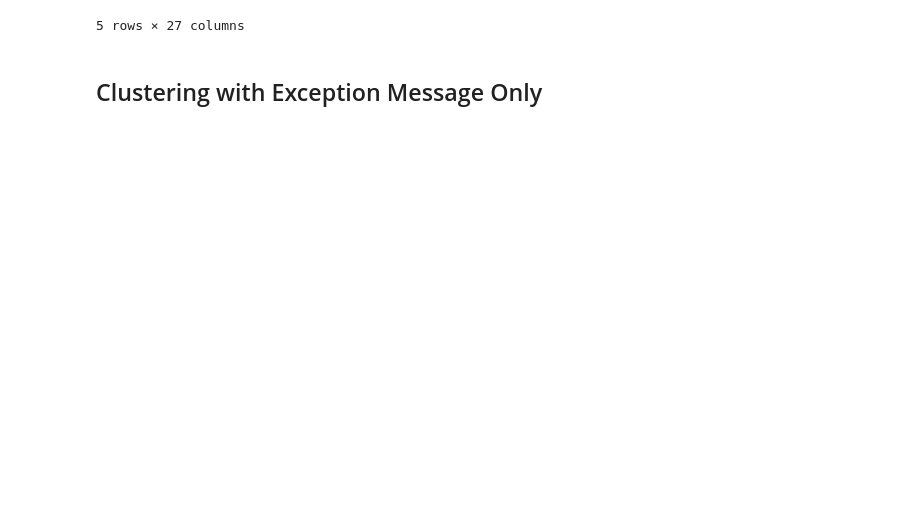
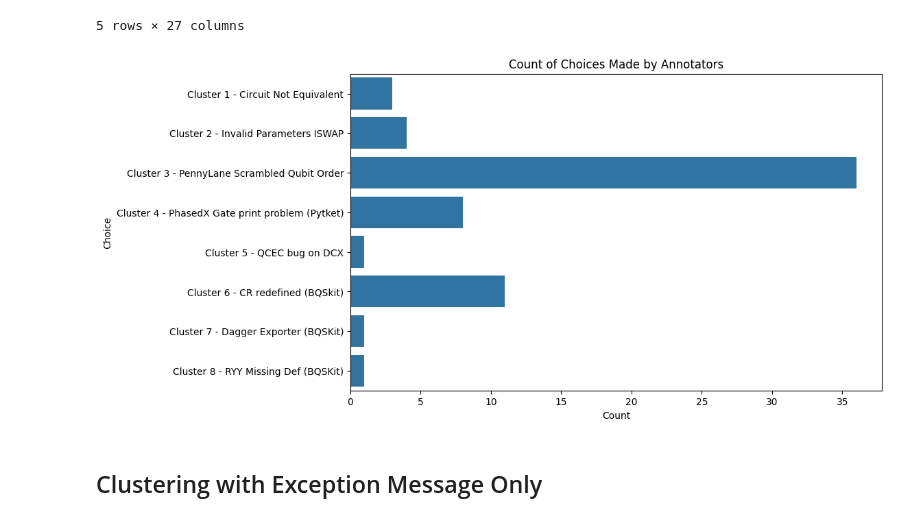
Before and after one commit to sola-st/qite-quantum-platform-testing, a Jupyter notebook: notebooks/009_Benchmark_Clustering.ipynb, the cells around one changed output. Drawn from its saved outputs; the diff is of its cells as text; code cells hidden in the pictures; blank space fills up the shorter version.

```diff
--- a/notebooks/009_Benchmark_Clustering.ipynb
+++ b/notebooks/009_Benchmark_Clustering.ipynb
@@ -73,6 +73,16 @@ Number of annotations: 65
 | 3 | 14 | [{'id': 4, 'completed_by': 1, 're... | [] | [] | {'exception_message': 'The circui... | {} | 2024-10-29 14:20:40.519700+00:00 | 2024-10-29 14:37:44.162674+00:00 | 4 | ... |
 | 4 | 15 | [{'id': 5, 'completed_by': 1, 're... | [] | [] | {'exception_message': 'The circui... | {} | 2024-10-29 14:20:40.527635+00:00 | 2024-10-29 14:37:52.418543+00:00 | 5 | ... |
 5 rows × 27 columns
+# %%
+# Create a countplot to count the choices made by the annotators
+plt.figure(figsize=(10, 6))
+sns.countplot(data=df, y='choice')
+plt.ylabel('Choice')
+plt.xlabel('Count')
+plt.title('Count of Choices Made by Annotators')
+plt.show()
+# %% [output]
+[figure, added]
 # %% [markdown]
 ## Clustering with Exception Message Only
 # %%
```
Also changed, not shown: 1 other file.
